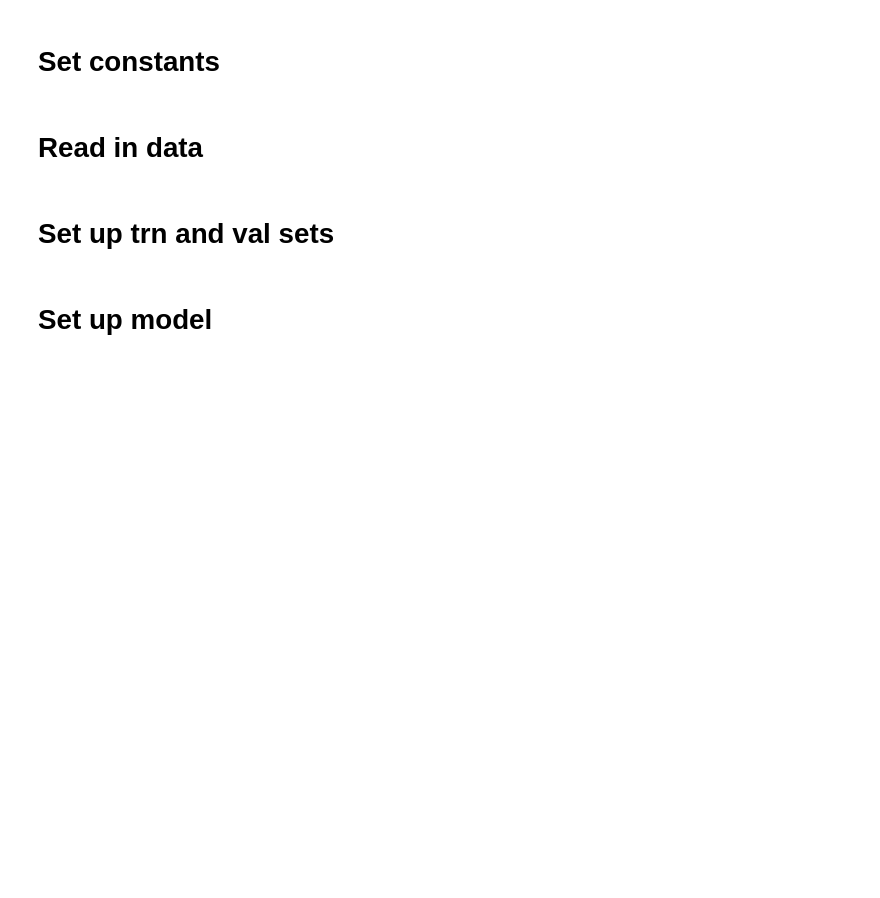
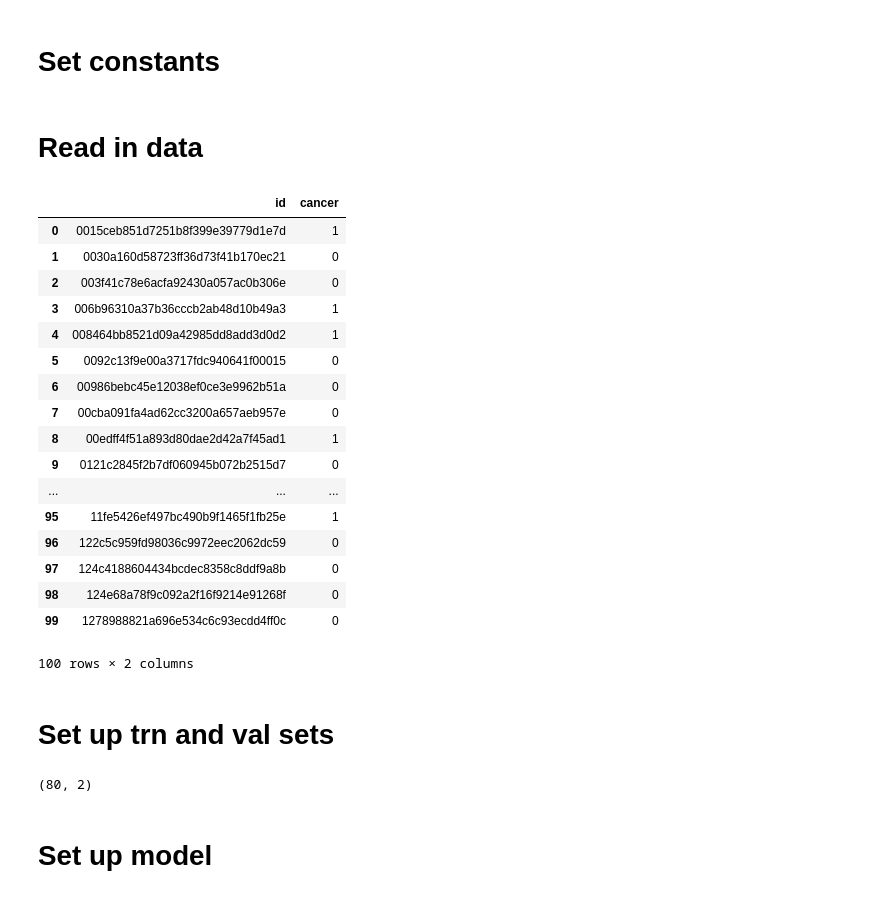
Before and after one commit to PanYunpeng/Linear_regression_to_Deep_Learning_in_Keras, a Jupyter notebook: image3d-vgg.ipynb, the cells around one changed output. Saved outputs shown, nothing was run; the diff lists cells and outputs as text; code cells hidden in the pictures; blank space fills up the shorter version.

```diff
--- a/image3d-vgg.ipynb
+++ b/image3d-vgg.ipynb
@@ -36,3 +28,6 @@ data_root = '/Users/szalmaf/Documents/GitHub/Training Python/Kaggle_Data_Science
+# %%
+# Some constants
+data_root = '/Volumes/Backups/data/'
 # %% [markdown]
 # Read in data
 # %%
@@ -40,5 +35,5 @@ labeledImgs = load_array(data_root + 'images_3d_array-100x64x224x224.bc')
 # %%
 # save_array(arr=labeledImgs[:100], fname=data_root + 'images_3d_array-100x64x224x224.bc')
 # %%
-labeledPatients = pd.read_csv(data_root + 'labeled_patients_labels100.csv')
+labeledPatients100 = pd.read_csv(data_root + 'labeled_patients_labels100.csv')
 # %%
@@ -46,3 +41,24 @@ labeledPatients = pd.read_csv(data_root + 'labeled_patients_labels100.csv')
+# %%
+labeledPatients100
+# %% [output]
+|  | id | cancer |
+| 0 | 0015ceb851d7251b8f399e39779d1e7d | 1 |
+| 1 | 0030a160d58723ff36d73f41b170ec21 | 0 |
+| 2 | 003f41c78e6acfa92430a057ac0b306e | 0 |
+| 3 | 006b96310a37b36cccb2ab48d10b49a3 | 1 |
+| 4 | 008464bb8521d09a42985dd8add3d0d2 | 1 |
+| 5 | 0092c13f9e00a3717fdc940641f00015 | 0 |
+| 6 | 00986bebc45e12038ef0ce3e9962b51a | 0 |
+| 7 | 00cba091fa4ad62cc3200a657aeb957e | 0 |
+| 8 | 00edff4f51a893d80dae2d42a7f45ad1 | 1 |
+| 9 | 0121c2845f2b7df060945b072b2515d7 | 0 |
+| ... | ... | ... |
+| 95 | 11fe5426ef497bc490b9f1465f1fb25e | 1 |
+| 96 | 122c5c959fd98036c9972eec2062dc59 | 0 |
+| 97 | 124c4188604434bcdec8358c8ddf9a8b | 0 |
+| 98 | 124e68a78f9c092a2f16f9214e91268f | 0 |
+| 99 | 1278988821a696e534c6c93ecdd4ff0c | 0 |
+100 rows × 2 columns
 # %% [markdown]
 # Set up trn and val sets
 # %%
@@ -58,3 +74,7 @@ labels = onehot(np.array(np.int32(labeledPatients['cancer'])))
 trn_labels, val_labels = train_test_split(labels, test_size=0.2, random_state=42)
+# %%
+trn_labels.shape
+# %% [output]
+(80, 2)
 # %% [markdown]
 # Set up model
```
Also changed, not shown: parts of 41 cells of this notebook, 5 other files.
